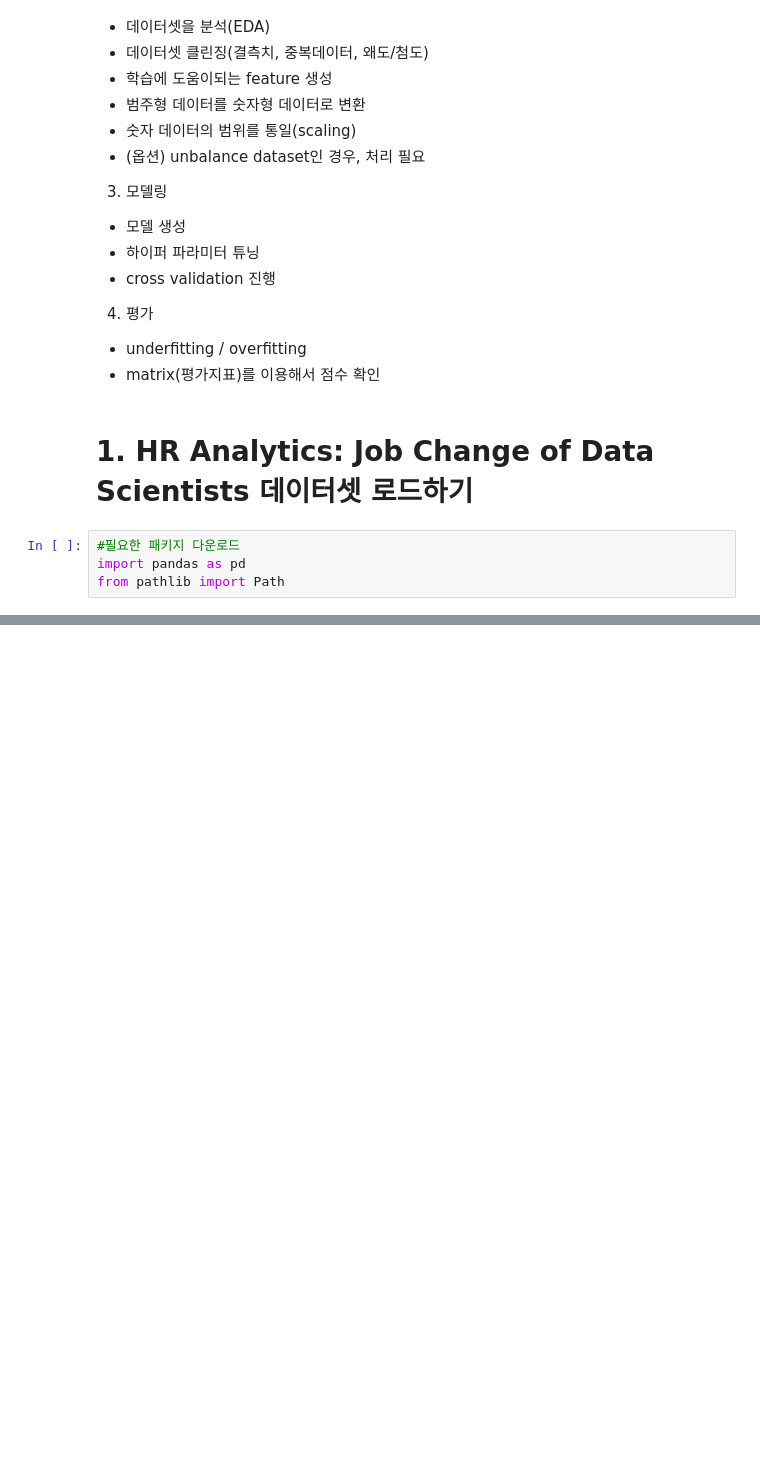
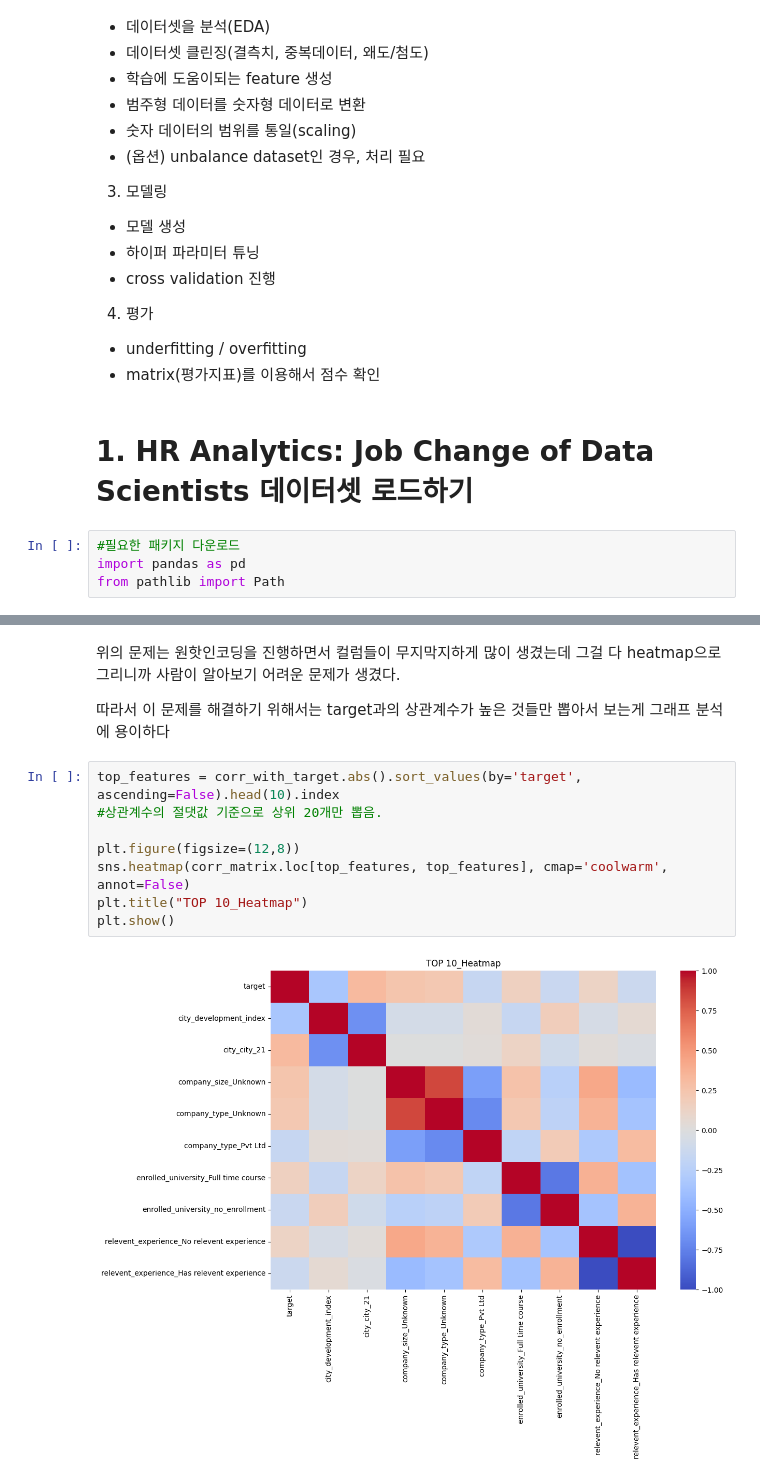
Before and after one commit to SKNETWORKS-FAMILY-AICAMP/SKN18-2nd-3Team, a Jupyter notebook: minwoo/HR_ML.ipynb, the cells around one changed output, grey strips where cells are left out. Cells and saved outputs as stored; diff of their text form; blank space fills up the shorter version.

```diff
--- a/minwoo/HR_ML.ipynb
+++ b/minwoo/HR_ML.ipynb
@@ -36,0 +241,14 @@ df_submission
+# %% [markdown]
+위의 문제는 원핫인코딩을 진행하면서 컬럼들이 무지막지하게 많이 생겼는데 그걸 다 heatmap으로 그리니까 사람이 알아보기 어려운 문제가 생겼다.
+
+따라서 이 문제를 해결하기 위해서는 target과의 상관계수가 높은 것들만 뽑아서 보는게 그래프 분석에 용이하다
+# %%
+top_features = corr_with_target.abs().sort_values(by='target', ascending=False).head(10).index
+#상관계수의 절댓값 기준으로 상위 20개만 뽑음.
+
+plt.figure(figsize=(12,8))
+sns.heatmap(corr_matrix.loc[top_features, top_features], cmap='coolwarm', annot=False)
+plt.title("TOP 10_Heatmap")
+plt.show()
+# %% [output]
+[figure, added]
```
Also changed, not shown: parts of 25 cells of this notebook, 1 other file.
